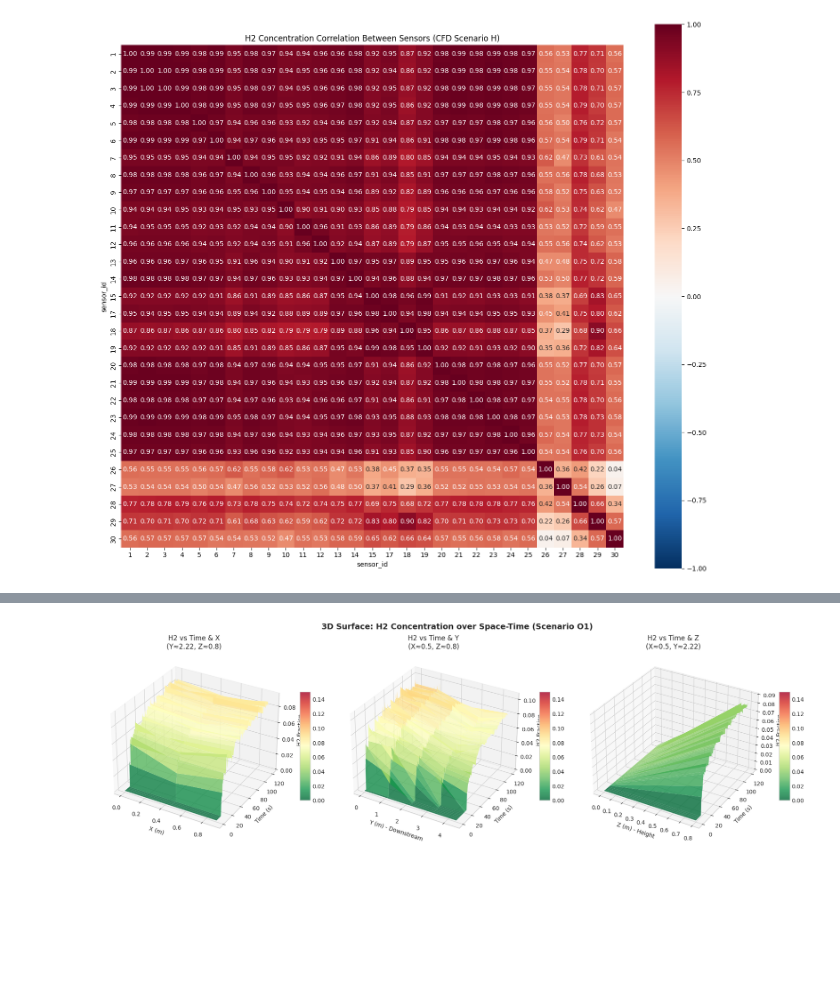
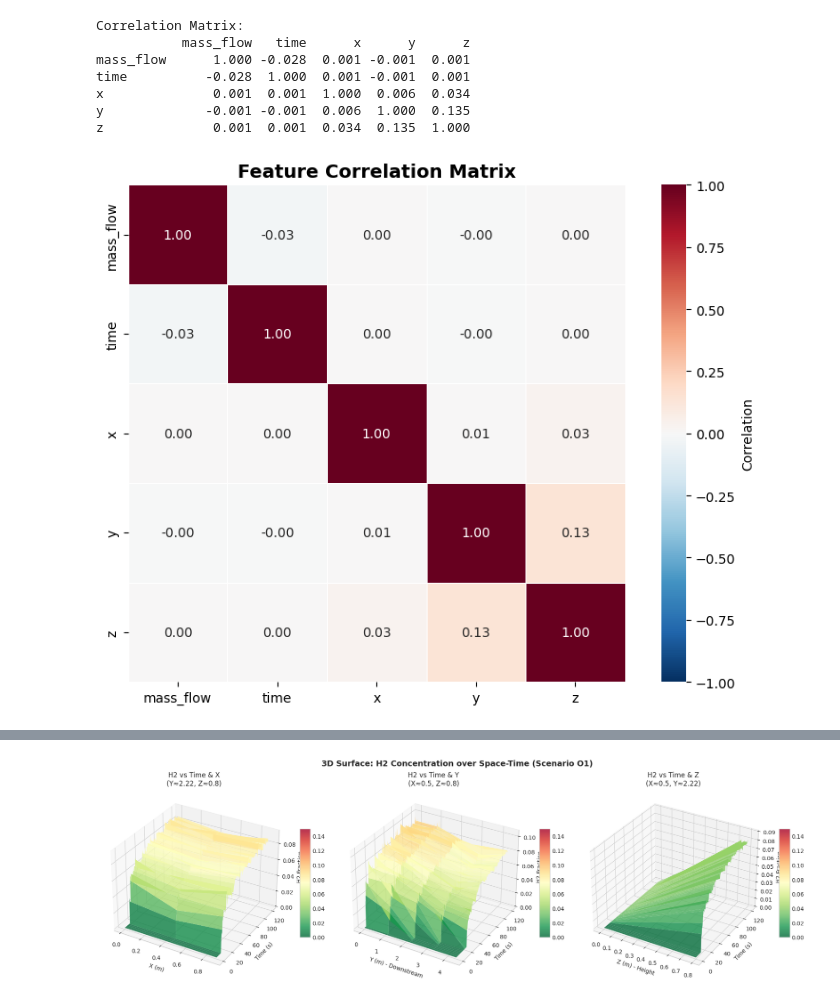
Before and after one commit to nicmig/H2-dispersion-model, a Jupyter notebook: data_analysis.ipynb, the cells around one changed output, grey strips where cells are left out. Saved outputs shown, nothing was run; the diff lists cells and outputs as text; code cells hidden in the pictures; blank space fills up the shorter version.

```diff
--- a/data_analysis.ipynb
+++ b/data_analysis.ipynb
@@ -68,26 +116,0 @@ plt.show()
-# %%
-# Create pivot table: sensors vs time
-# Sample one CFD scenario for correlation
-df_cfd_sample = df[(df['source'] == 'cfd') & (df['scenario'] == 'H')]
-
-# Pivot to get sensors as columns
-pivot = df_cfd_sample.pivot_table(
-    index='time',
-    columns='sensor_id',
-    values='h2_volume_fraction',
-    aggfunc='mean'
-)
-
-# Calculate correlation
-corr = pivot.corr()
-
-# Plot
-fig, ax = plt.subplots(figsize=(14, 12))
-sns.heatmap(corr, annot=True, fmt='.2f', cmap='RdBu_r', center=0,
-            vmin=-1, vmax=1, square=True, ax=ax)
-ax.set_title('H2 Concentration Correlation Between Sensors (CFD Scenario H)')
-plt.tight_layout()
-plt.savefig(data_dir / 'sensor_correlation_cfd_H.png', dpi=150)
-plt.show()
-# %% [output]
-[figure, removed]
@@ -110,3 +117,41 @@ def resample_data(df, original_freq=100, target_freq=1.6):
+# %%
+# Select features for correlation
+features = ['mass_flow', 'time', 'x', 'y', 'z']
+df_features = df[features]
+
+# Calculate correlation matrix
+corr_matrix = df_features.corr()
+
+# Print correlation matrix
+print("Correlation Matrix:")
+print(corr_matrix.round(3))
+
+# Create heatmap
+fig, ax = plt.subplots(figsize=(8, 6))
+sns.heatmap(corr_matrix,
+            annot=True,           # Show correlation values
+            fmt='.2f',            # 2 decimal places
+            cmap='RdBu_r',        # Red-Blue diverging colormap
+            center=0,             # Center at 0
+            vmin=-1, vmax=1,      # Correlation range
+            square=True,          # Square cells
+            linewidths=0.5,       # Grid lines
+            cbar_kws={'label': 'Correlation'},
+            ax=ax)
+
+ax.set_title('Feature Correlation Matrix', fontsize=14, fontweight='bold')
+plt.tight_layout()
+plt.savefig('correlation_matrix.png', dpi=150, bbox_inches='tight')
+plt.show()
+# %% [output]
+Correlation Matrix:
+           mass_flow   time      x      y      z
+mass_flow      1.000 -0.028  0.001 -0.001  0.001
+time          -0.028  1.000  0.001 -0.001  0.001
+x              0.001  0.001  1.000  0.006  0.034
+y             -0.001 -0.001  0.006  1.000  0.135
+z              0.001  0.001  0.034  0.135  1.000
+[figure, added]
 # %%
 # Plot time series for a few sensors
 sensor_ids = [1, 5, 10, 15, 20, 25, 30]
```
Also changed, not shown: parts of 18 cells of this notebook.
